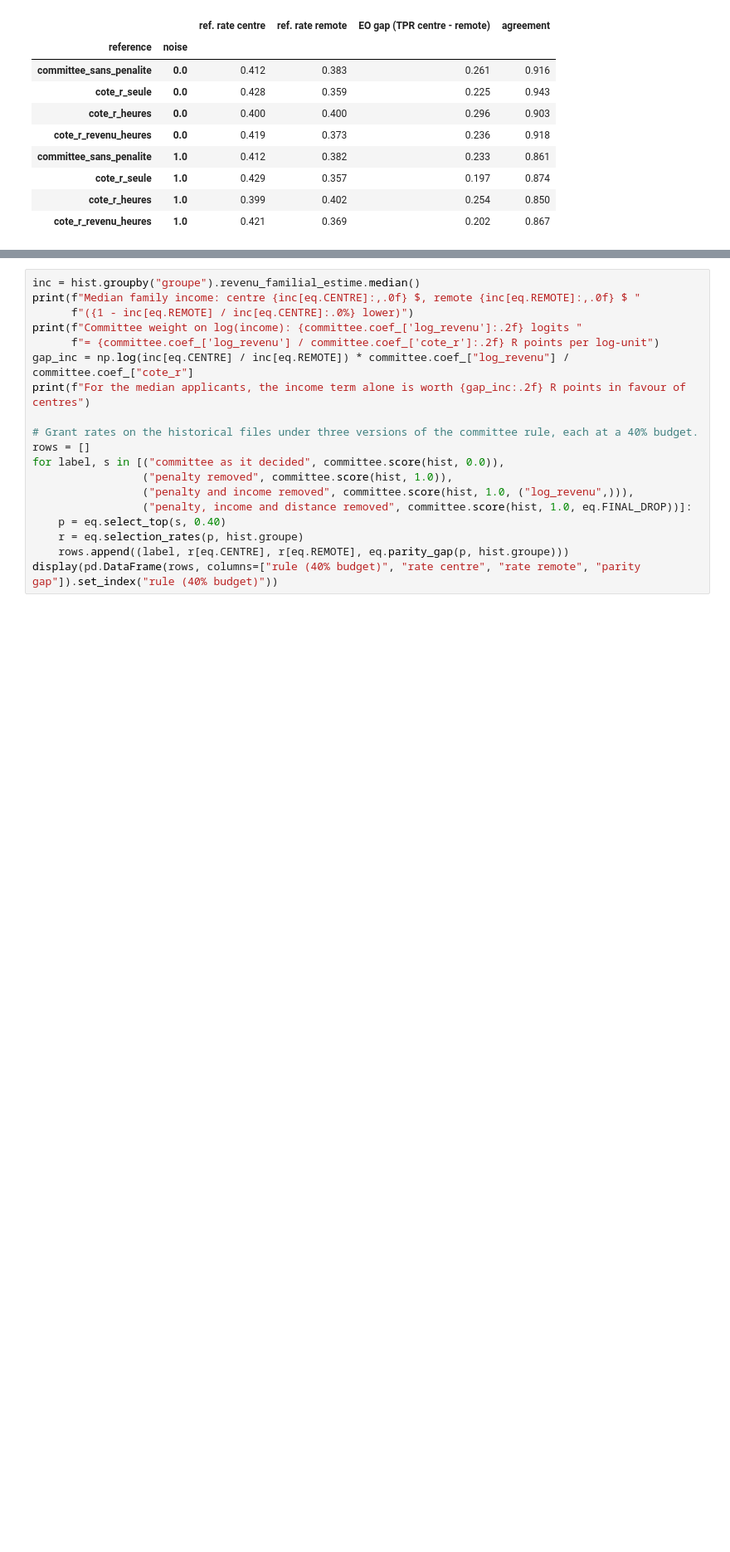
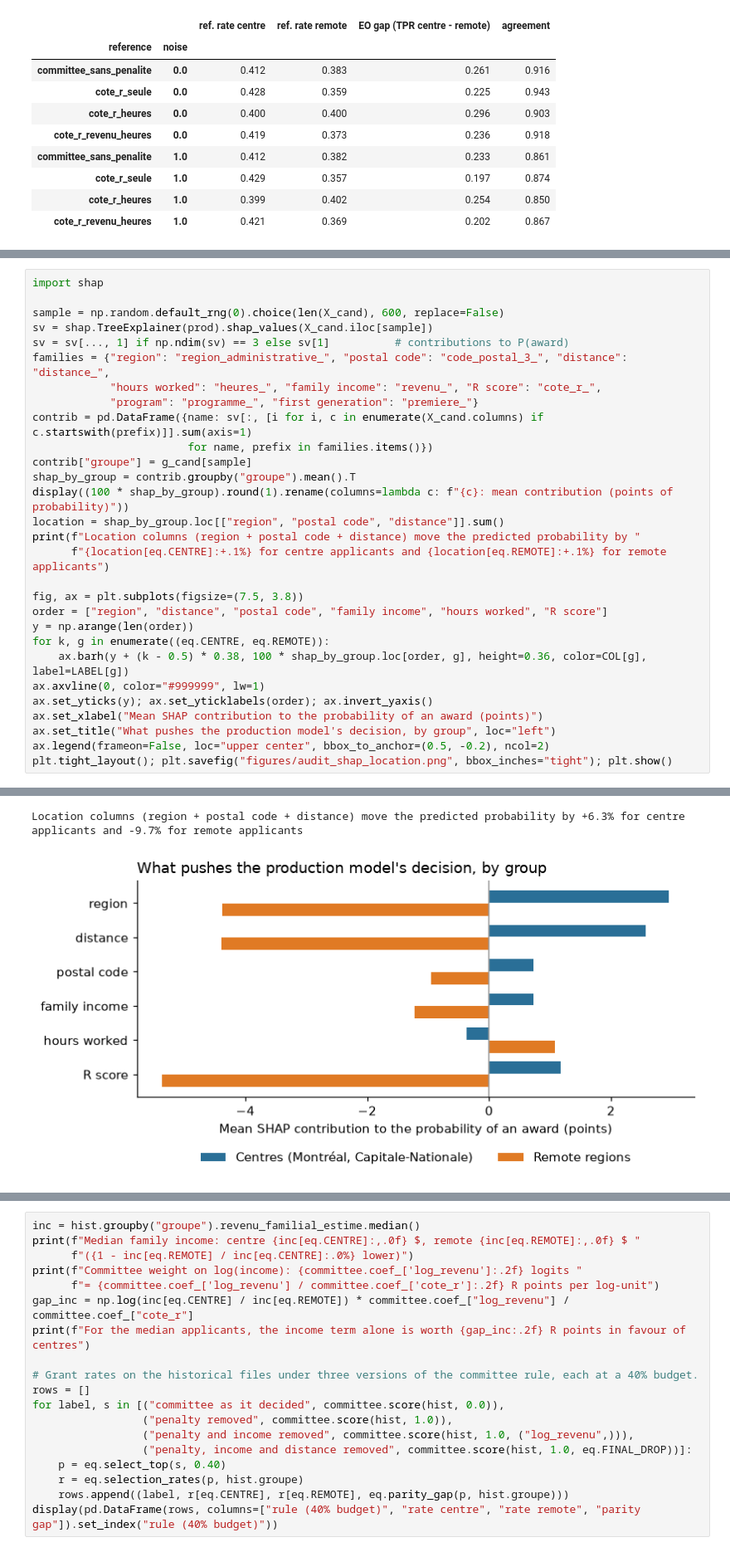
Before and after one commit to AidinYaseri/IVADO---EquiAlgo, a Jupyter notebook: audit_rapport.ipynb, the cells around one changed output, grey strips where cells are left out. Shown at 83% size. Drawn from its saved outputs; the diff is of its cells as text; blank space fills up the shorter version.

Commit message:
Final EquiAlgo project: audit, model, monitoring, tests, pitch

```diff
--- a/audit_rapport.ipynb
+++ b/audit_rapport.ipynb
@@ -436,0 +442,30 @@ explicit penalty. We measure how much it matters.
+# %%
+import shap
+
+sample = np.random.default_rng(0).choice(len(X_cand), 600, replace=False)
+sv = shap.TreeExplainer(prod).shap_values(X_cand.iloc[sample])
+sv = sv[..., 1] if np.ndim(sv) == 3 else sv[1]          # contributions to P(award)
+families = {"region": "region_administrative_", "postal code": "code_postal_3_", "distance": "distance_",
+            "hours worked": "heures_", "family income": "revenu_", "R score": "cote_r_",
+            "program": "programme_", "first generation": "premiere_"}
+contrib = pd.DataFrame({name: sv[:, [i for i, c in enumerate(X_cand.columns) if c.startswith(prefix)]].sum(axis=1)
+                        for name, prefix in families.items()})
+contrib["groupe"] = g_cand[sample]
+shap_by_group = contrib.groupby("groupe").mean().T
+display((100 * shap_by_group).round(1).rename(columns=lambda c: f"{c}: mean contribution (points of probability)"))
+location = shap_by_group.loc[["region", "postal code", "distance"]].sum()
+print(f"Location columns (region + postal code + distance) move the predicted probability by "
+      f"{location[eq.CENTRE]:+.1%} for centre applicants and {location[eq.REMOTE]:+.1%} for remote applicants")
+
+fig, ax = plt.subplots(figsize=(7.5, 3.8))
+order = ["region", "distance", "postal code", "family income", "hours worked", "R score"]
+y = np.arange(len(order))
+for k, g in enumerate((eq.CENTRE, eq.REMOTE)):
+    ax.barh(y + (k - 0.5) * 0.38, 100 * shap_by_group.loc[order, g], height=0.36, color=COL[g], label=LABEL[g])
+ax.axvline(0, color="#999999", lw=1)
+ax.set_yticks(y); ax.set_yticklabels(order); ax.invert_yaxis()
+ax.set_xlabel("Mean SHAP contribution to the probability of an award (points)")
+ax.set_title("What pushes the production model's decision, by group", loc="left")
+ax.legend(frameon=False, loc="upper center", bbox_to_anchor=(0.5, -0.2), ncol=2)
+plt.tight_layout(); plt.savefig("figures/audit_shap_location.png", bbox_inches="tight"); plt.show()
+# %% [output]
@@ -436,0 +481,2 @@ explicit penalty. We measure how much it matters.
+Location columns (region + postal code + distance) move the predicted probability by +6.3% for centre applicants and -9.7% for remote applicants
+[figure, added]
```
Also changed, not shown: parts of 14 cells of this notebook, 30 other files.
